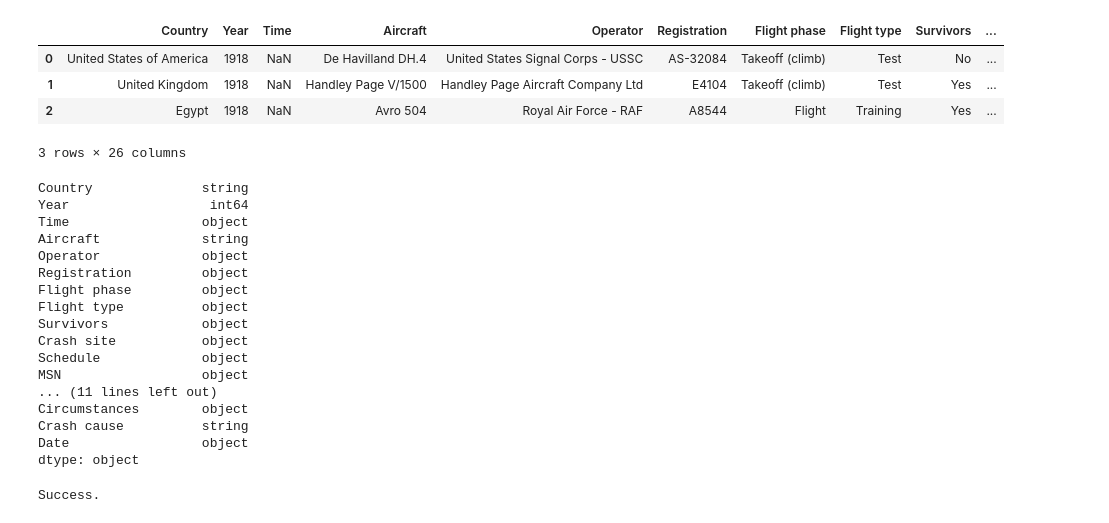
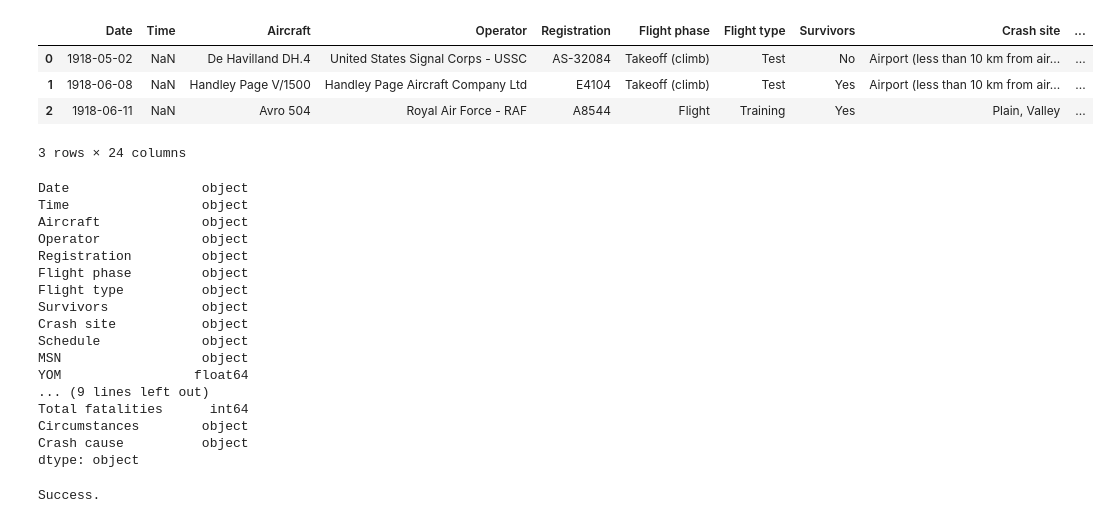
Before and after one commit to spencer-goergen/HCI, a Jupyter notebook: main.ipynb, the cells around one changed output. Cells and saved outputs as stored; diff of their text form; code cells hidden in the pictures.

```diff
--- a/main.ipynb
+++ b/main.ipynb
@@ -1,39 +1,43 @@
 # %%
 ## Start of Program
 
 #Import APIs
 import pandas as pd
-import matplotlib
 import matplotlib.pyplot as plt
 import numpy as np
 
-#Style of Plots
+# Style of Plots
 plt.style.use('fivethirtyeight')
 
-#Read files
-df = pd.read_csv("file.csv")
+# Read files
+df = pd.read_csv("Plane Crash dataset.csv")
 
-#Convert specific columns from objects to strings
-df = df.astype({'Country':'string'})
-df = df.astype({'Aircraft':'string'})
-df = df.astype({'Crash cause':'string'})
+# Convert specific columns from objects to strings
+#df = df.astype({'Country':'string'})
+#df = df.astype({'Aircraft':'string'})
+#df = df.astype({'Crash cause':'string'})
+# CH I don't think this is needed. objects in Pandas are just strings (categories)
+# https://pbpython.com/pandas_dtypes.html
+# and my stuff works w/o and explicit string conversion.
+# I guess you could have used astype("category") here but again it doesn't seem to be needed
+# Note: if you ever have integers but they are in fact categories (e.g. zip codes) you
+# must first convert them to a categorical data type
+
 
 ## Display first 3 rows + data points (DEBUG)
-
-#display(df.head(3))  # head(10) top 10 rows only, display: fancy jupyer print()
-#display(df.dtypes)
+display(df.head(3))  # head(10) top 10 rows only, display: fancy jupyter print()
+display(df.dtypes)
 
 print('Success.')
 # %% [output]
-|  | Country | Year | Time | Aircraft | Operator | Registration | Flight phase | Flight type | Survivors | ... |
-| 0 | United States of America | 1918 | NaN | De Havilland DH.4 | United States Signal Corps - USSC | AS-32084 | Takeoff (climb) | Test | No | ... |
-| 1 | United Kingdom | 1918 | NaN | Handley Page V/1500 | Handley Page Aircraft Company Ltd | E4104 | Takeoff (climb) | Test | Yes | ... |
-| 2 | Egypt | 1918 | NaN | Avro 504 | Royal Air Force - RAF | A8544 | Flight | Training | Yes | ... |
+|  | Date | Time | Aircraft | Operator | Registration | Flight phase | Flight type | Survivors | Crash site | ... |
+| 0 | 1918-05-02 | NaN | De Havilland DH.4 | United States Signal Corps - USSC | AS-32084 | Takeoff (climb) | Test | No | Airport (less than 10 km from air... | ... |
+| 1 | 1918-06-08 | NaN | Handley Page V/1500 | Handley Page Aircraft Company Ltd | E4104 | Takeoff (climb) | Test | Yes | Airport (less than 10 km from air... | ... |
+| 2 | 1918-06-11 | NaN | Avro 504 | Royal Air Force - RAF | A8544 | Flight | Training | Yes | Plain, Valley | ... |
-3 rows × 26 columns
+3 rows × 24 columns
-Country              string
-Year                  int64
+Date                 object
 Time                 object
-Aircraft             string
+Aircraft             object
 Operator             object
 Registration         object
 Flight phase         object
@@ -42,10 +46,11 @@ Survivors            object
 Crash site           object
 Schedule             object
 MSN                  object
-... (11 lines left out)
+YOM                 float64
+... (9 lines left out)
+Total fatalities      int64
 Circumstances        object
-Crash cause          string
-Date                 object
+Crash cause          object
 dtype: object
 Success.
 # %%
```
Also changed, not shown: parts of 4 cells of this notebook.
